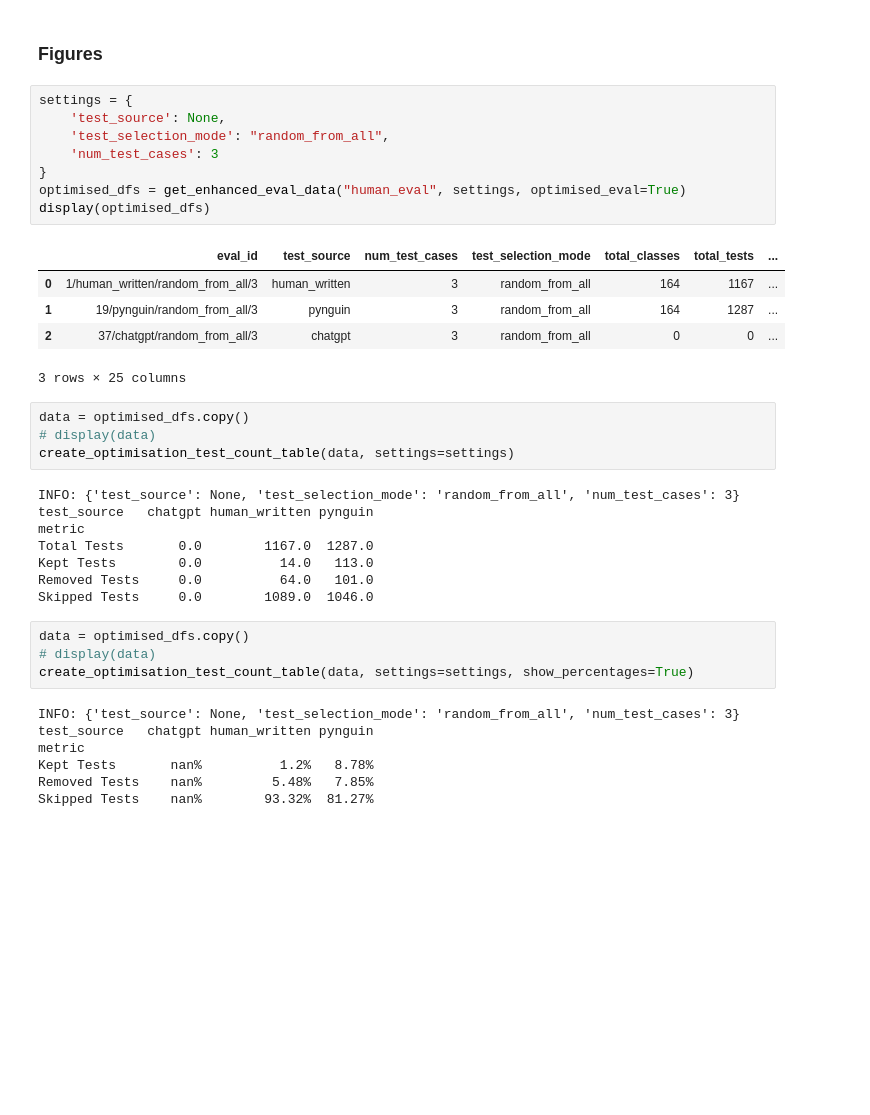
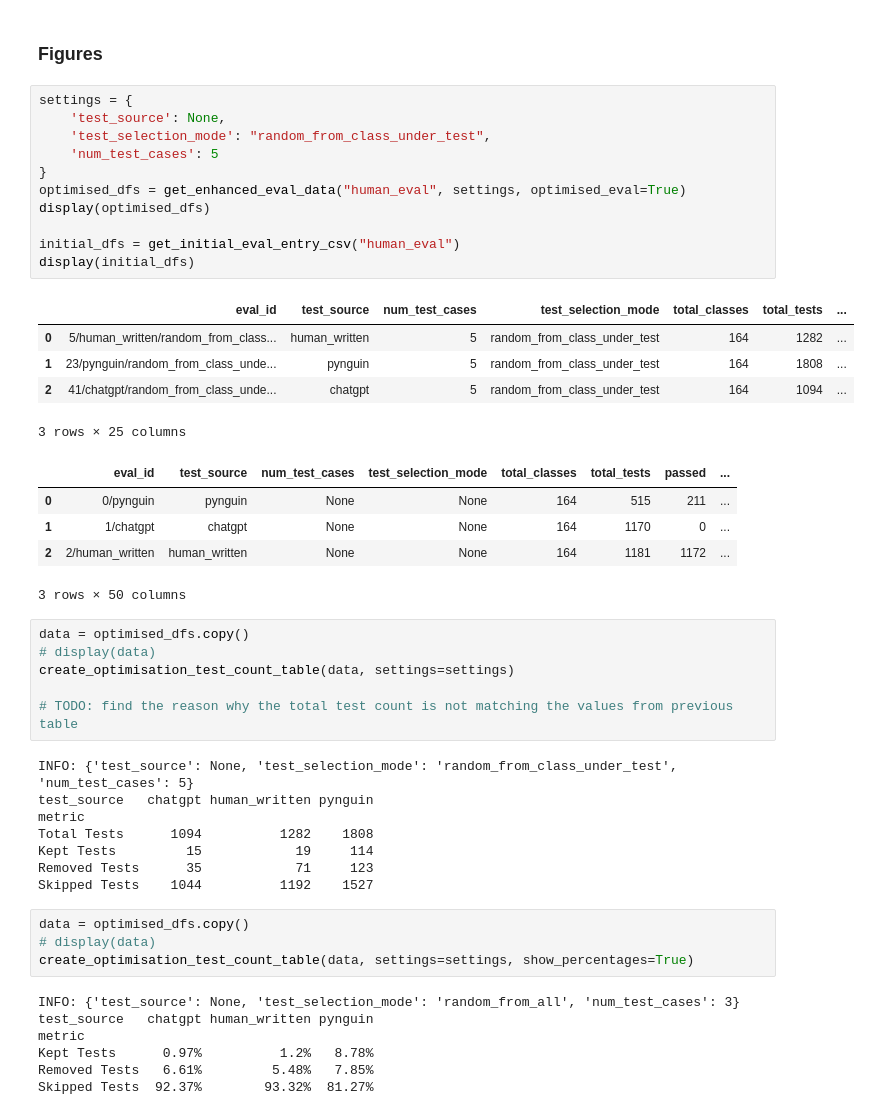
Before and after one commit to AlexChudic/test-suite-enhancement, a Jupyter notebook: src/evaluation_figures.ipynb, the cells around one changed output. Drawn from its saved outputs; the diff is of its cells as text; blank space fills up the shorter version.

```diff
--- a/src/evaluation_figures.ipynb
+++ b/src/evaluation_figures.ipynb
@@ -409,29 +723,39 @@ def create_optimisation_test_count_table(df, settings=None, show_percentages=Fal
 # %%
 settings = {
     'test_source': None,
-    'test_selection_mode': "random_from_all",
-    'num_test_cases': 3
+    'test_selection_mode': "random_from_class_under_test",
+    'num_test_cases': 5
 }
 optimised_dfs = get_enhanced_eval_data("human_eval", settings, optimised_eval=True)
 display(optimised_dfs)
+
+initial_dfs = get_initial_eval_entry_csv("human_eval")
+display(initial_dfs)
 # %% [output]
 |  | eval_id | test_source | num_test_cases | test_selection_mode | total_classes | total_tests | ... |
-| 0 | 1/human_written/random_from_all/3 | human_written | 3 | random_from_all | 164 | 1167 | ... |
-| 1 | 19/pynguin/random_from_all/3 | pynguin | 3 | random_from_all | 164 | 1287 | ... |
-| 2 | 37/chatgpt/random_from_all/3 | chatgpt | 3 | random_from_all | 0 | 0 | ... |
+| 0 | 5/human_written/random_from_class... | human_written | 5 | random_from_class_under_test | 164 | 1282 | ... |
+| 1 | 23/pynguin/random_from_class_unde... | pynguin | 5 | random_from_class_under_test | 164 | 1808 | ... |
+| 2 | 41/chatgpt/random_from_class_unde... | chatgpt | 5 | random_from_class_under_test | 164 | 1094 | ... |
 3 rows × 25 columns
+|  | eval_id | test_source | num_test_cases | test_selection_mode | total_classes | total_tests | passed | ... |
+| 0 | 0/pynguin | pynguin | None | None | 164 | 515 | 211 | ... |
+| 1 | 1/chatgpt | chatgpt | None | None | 164 | 1170 | 0 | ... |
+| 2 | 2/human_written | human_written | None | None | 164 | 1181 | 1172 | ... |
+3 rows × 50 columns
 # %%
 data = optimised_dfs.copy()
 # display(data)
 create_optimisation_test_count_table(data, settings=settings)
+
+# TODO: find the reason why the total test count is not matching the values from previous table
 # %% [output]
-INFO: {'test_source': None, 'test_selection_mode': 'random_from_all', 'num_test_cases': 3}
+INFO: {'test_source': None, 'test_selection_mode': 'random_from_class_under_test', 'num_test_cases': 5}
 test_source   chatgpt human_written pynguin
 metric
-Total Tests       0.0        1167.0  1287.0
-Kept Tests        0.0          14.0   113.0
-Removed Tests     0.0          64.0   101.0
-Skipped Tests     0.0        1089.0  1046.0
+Total Tests      1094          1282    1808
+Kept Tests         15            19     114
+Removed Tests      35            71     123
+Skipped Tests    1044          1192    1527
 # %%
 data = optimised_dfs.copy()
 # display(data)
@@ -440,8 +764,8 @@ create_optimisation_test_count_table(data, settings=settings, show_percentages=T
 INFO: {'test_source': None, 'test_selection_mode': 'random_from_all', 'num_test_cases': 3}
 test_source   chatgpt human_written pynguin
 metric
-Kept Tests       nan%          1.2%   8.78%
-Removed Tests    nan%         5.48%   7.85%
-Skipped Tests    nan%        93.32%  81.27%
+Kept Tests      0.97%          1.2%   8.78%
+Removed Tests   6.61%         5.48%   7.85%
+Skipped Tests  92.37%        93.32%  81.27%
 # %%
 # Compare the initial and optimised coverage metrics
```
Also changed, not shown: parts of 29 cells of this notebook.
